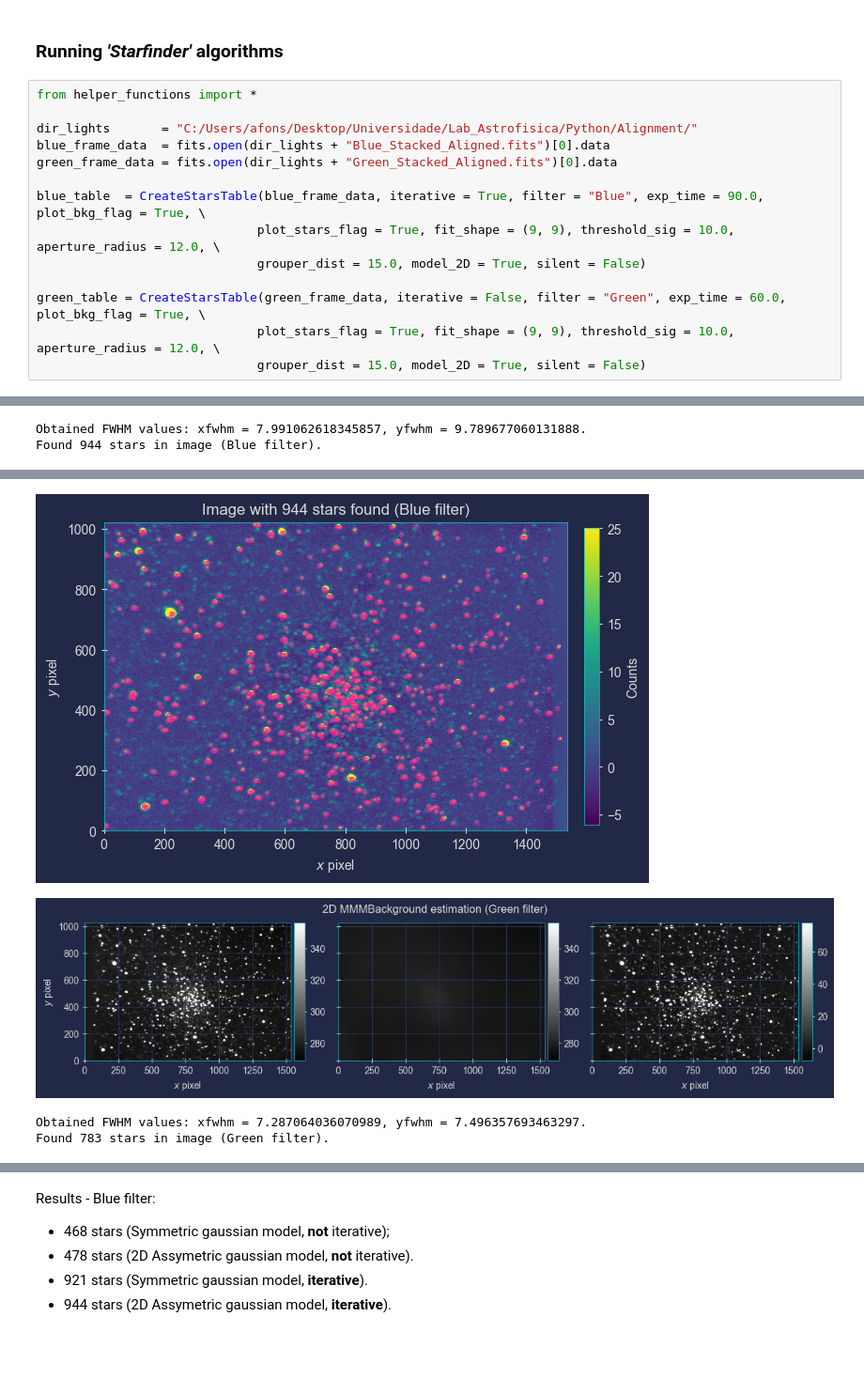
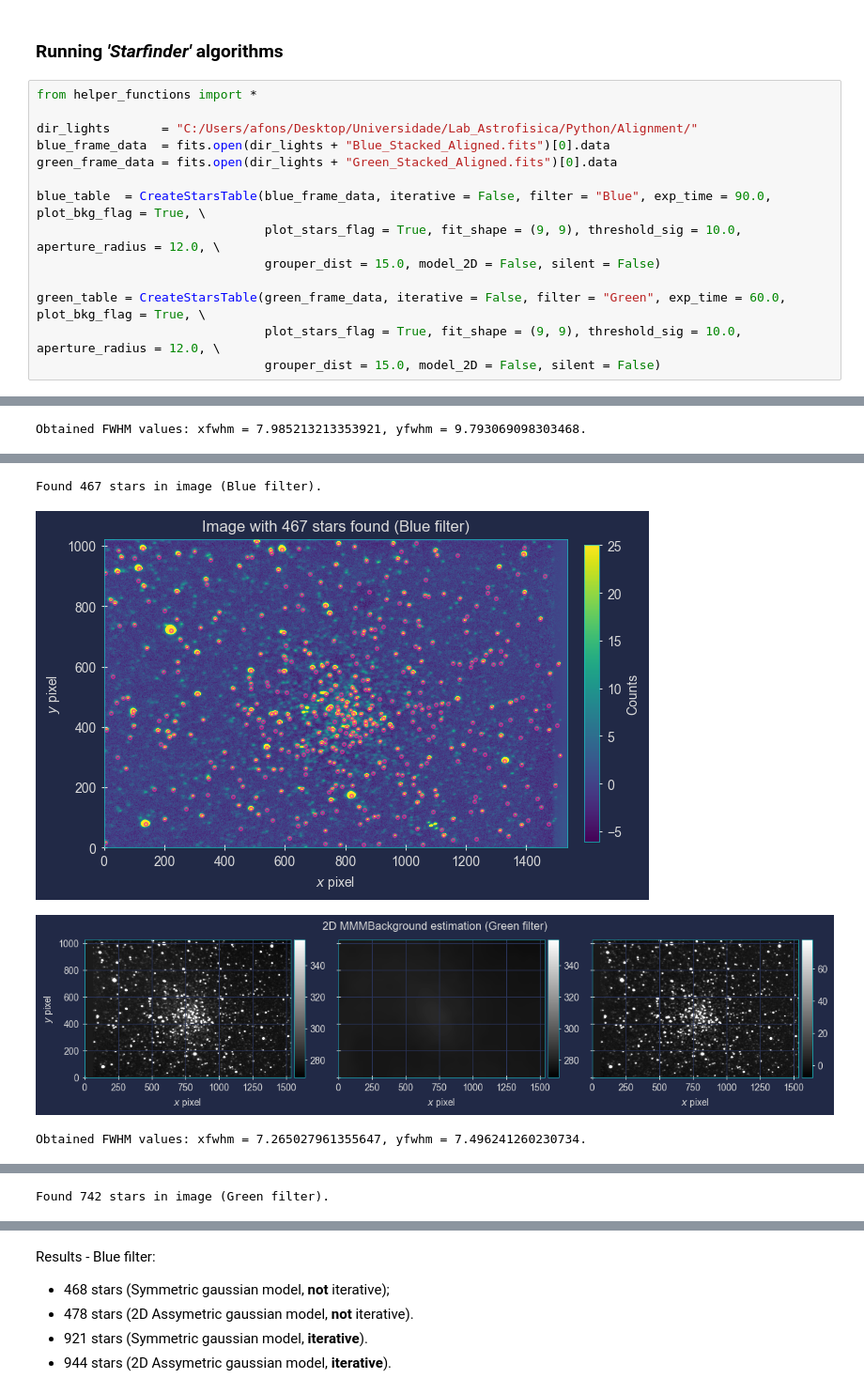
Before and after one commit to kaiuki2000/Lab_Astro_2023, a Jupyter notebook: Clean-up/M71/Final_Notebook.ipynb, the cells around one changed output, grey strips where cells are left out. Shown at 94% size. Drawn from its saved outputs; the diff is of its cells as text; blank space fills up the shorter version.

```diff
--- a/Clean-up/M71/Final_Notebook.ipynb
+++ b/Clean-up/M71/Final_Notebook.ipynb
@@ -69,14 +69,13 @@ dir_lights       = "C:/Users/afons/Desktop/Universidade/Lab_Astrofisica/Python/A
 blue_frame_data  = fits.open(dir_lights + "Blue_Stacked_Aligned.fits")[0].data
 green_frame_data = fits.open(dir_lights + "Green_Stacked_Aligned.fits")[0].data
 
-blue_table  = CreateStarsTable(blue_frame_data, iterative = True, filter = "Blue", exp_time = 90.0, plot_bkg_flag = True, \
-                              plot_stars_flag = True, fit_shape = (9, 9), threshold_sig = 10.0, aperture_radius = 12.0, \
-                              grouper_dist = 15.0, model_2D = True, silent = False)
+blue_table  = CreateStarsTable(blue_frame_data, iterative = False, filter = "Blue", exp_time = 90.0, plot_bkg_flag = True, \
+                               plot_stars_flag = True, fit_shape = (9, 9), threshold_sig = 10.0, aperture_radius = 12.0, \
+                               grouper_dist = 15.0, model_2D = False, silent = False)
 
 green_table = CreateStarsTable(green_frame_data, iterative = False, filter = "Green", exp_time = 60.0, plot_bkg_flag = True, \
-                              plot_stars_flag = True, fit_shape = (9, 9), threshold_sig = 10.0, aperture_radius = 12.0, \
-                              grouper_dist = 15.0, model_2D = True, silent = False)
+                               plot_stars_flag = True, fit_shape = (9, 9), threshold_sig = 10.0, aperture_radius = 12.0, \
+                               grouper_dist = 15.0, model_2D = False, silent = False)
 # %% [output]
 [figure]
-Obtained FWHM values: xfwhm = 7.991062618345857, yfwhm = 9.789677060131888.
-Found 944 stars in image (Blue filter).
+Obtained FWHM values: xfwhm = 7.985213213353921, yfwhm = 9.793069098303468.
@@ -83,4 +83,4 @@ Found 944 stars in image (Blue filter).
+Found 467 stars in image (Blue filter).
-[figure, old version]
+[figure, new version]
 [figure]
-Obtained FWHM values: xfwhm = 7.287064036070989, yfwhm = 7.496357693463297.
-Found 783 stars in image (Green filter).
+Obtained FWHM values: xfwhm = 7.265027961355647, yfwhm = 7.496241260230734.
@@ -86,0 +88 @@ Found 783 stars in image (Green filter).
+Found 742 stars in image (Green filter).
```
Also changed, not shown: parts of 21 cells of this notebook, 2 other files.
